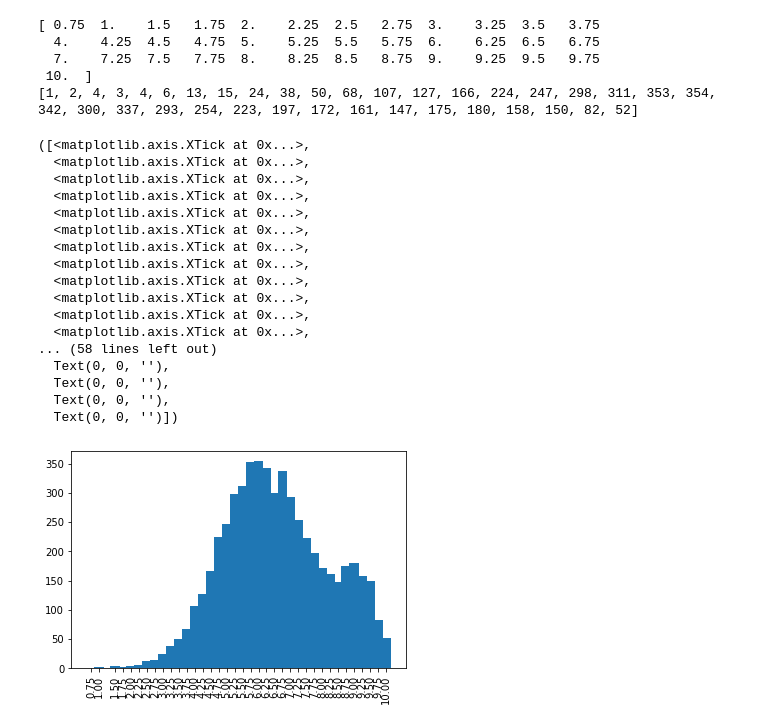
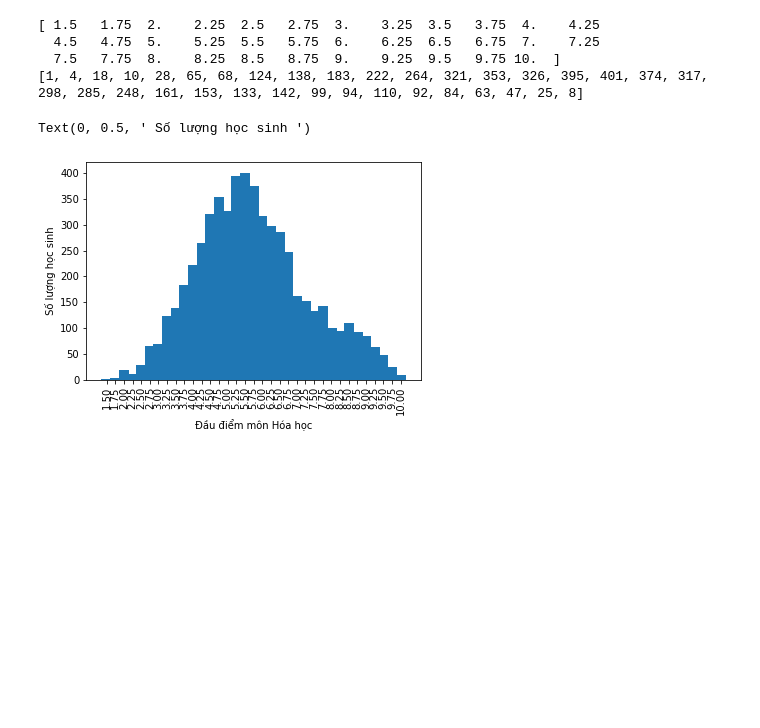
Before and after one commit to ha-duc-hai/Phan-tich-diem-thi-DH, a Jupyter notebook: xulyfilecsv.ipynb, the cells around one changed output. Cells and saved outputs as stored; diff of their text form; code cells hidden in the pictures; blank space fills up the shorter version.

```diff
--- a/xulyfilecsv.ipynb
+++ b/xulyfilecsv.ipynb
@@ -1,6 +1,6 @@
 # %%
 #Lấy dữ liệu ở trong file csv
-f = open('data.csv', 'r',encoding='utf8')
+f = open('new_data.csv', 'r',encoding='utf8')
 line = f.readline()
 toan = []
 van = []
@@ -29,7 +29,7 @@ for line in f.readlines():
         su.append(float(line[9]))
     if line[10] != '0' :
         dia.append(float(line[10]))
-    if line[11] != '0' :
+    if line[11][0] !='0':
         gdcd.append(float(line[11]))
 f.close()
 # Close file
@@ -218,47 +170,32 @@ plt.xticks(unique, rotation=90)
 # %%
 # Môn hóa
 from matplotlib import pyplot as plt
 %matplotlib inline
 
 # Trung bình và trung vị
 hoa.mean(), np.median(hoa)
 
 # Xem có bao nhiêu đầu điểm
 unique = np.unique(hoa)
 print(unique)
 
 # Đếm xem mỗi đầu điểm có bao nhiêu người
 a = list(hoa)
 freq = [a.count(b) for b in unique]
 print(freq)
 
 # Đồ thị
 plt.bar(unique, freq, width=0.3)
 plt.xticks(unique, rotation=90)
+plt.xlabel(" Đầu điểm môn Hóa học ")
+plt.ylabel(" Số lượng học sinh ")
 # %% [output]
-[ 0.75  1.    1.5   1.75  2.    2.25  2.5   2.75  3.    3.25  3.5   3.75
-  4.    4.25  4.5   4.75  5.    5.25  5.5   5.75  6.    6.25  6.5   6.75
-  7.    7.25  7.5   7.75  8.    8.25  8.5   8.75  9.    9.25  9.5   9.75
- 10.  ]
-[1, 2, 4, 3, 4, 6, 13, 15, 24, 38, 50, 68, 107, 127, 166, 224, 247, 298, 311, 353, 354, 342, 300, 337, 293, 254, 223, 197, 172, 161, 147, 175, 180, 158, 150, 82, 52]
+[ 1.5   1.75  2.    2.25  2.5   2.75  3.    3.25  3.5   3.75  4.    4.25
+  4.5   4.75  5.    5.25  5.5   5.75  6.    6.25  6.5   6.75  7.    7.25
+  7.5   7.75  8.    8.25  8.5   8.75  9.    9.25  9.5   9.75 10.  ]
+[1, 4, 18, 10, 28, 65, 68, 124, 138, 183, 222, 264, 321, 353, 326, 395, 401, 374, 317, 298, 285, 248, 161, 153, 133, 142, 99, 94, 110, 92, 84, 63, 47, 25, 8]
-([<matplotlib.axis.XTick at 0x...>,
-  <matplotlib.axis.XTick at 0x...>,
-  <matplotlib.axis.XTick at 0x...>,
-  <matplotlib.axis.XTick at 0x...>,
-  <matplotlib.axis.XTick at 0x...>,
-  <matplotlib.axis.XTick at 0x...>,
-  <matplotlib.axis.XTick at 0x...>,
-  <matplotlib.axis.XTick at 0x...>,
-  <matplotlib.axis.XTick at 0x...>,
-  <matplotlib.axis.XTick at 0x...>,
-  <matplotlib.axis.XTick at 0x...>,
-  <matplotlib.axis.XTick at 0x...>,
-... (58 lines left out)
-  Text(0, 0, ''),
-  Text(0, 0, ''),
-  Text(0, 0, ''),
-  Text(0, 0, '')])
+Text(0, 0.5, ' Số lượng học sinh ')
-[figure, old version]
+[figure, new version]
 # %%
 # Môn sinh
 from matplotlib import pyplot as plt
```
Also changed, not shown: parts of 9 cells of this notebook, 1 other file.
